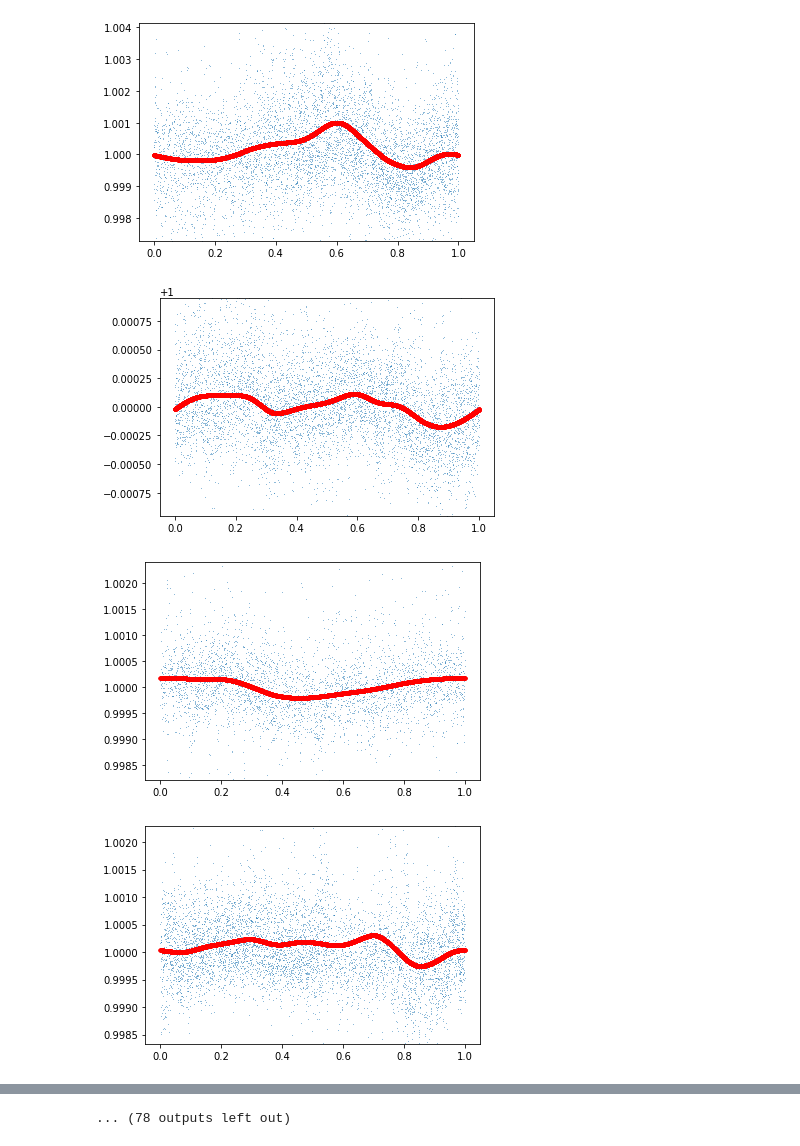
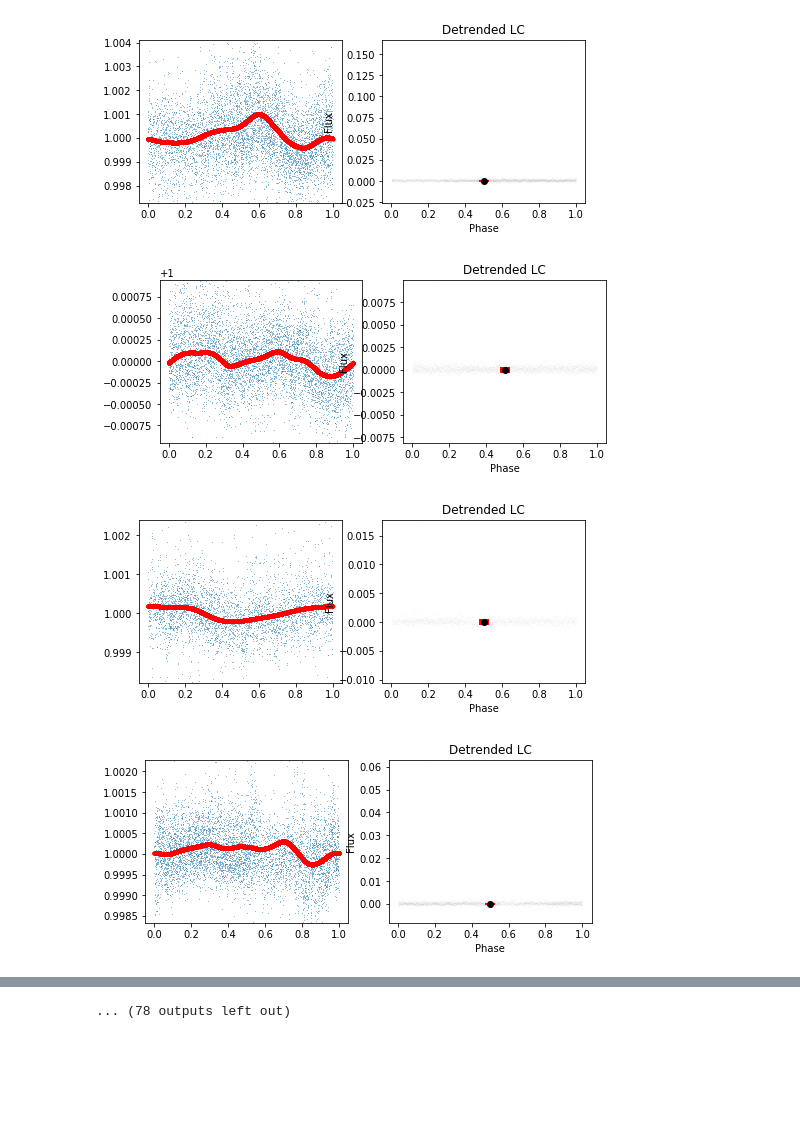
Before and after one commit to bmorris3/birthmarks, a Jupyter notebook: smamps/m67.ipynb, the cells around one changed output, grey strips where cells are left out. Saved outputs shown, nothing was run; the diff lists cells and outputs as text; code cells hidden in the pictures; blank space fills up the shorter version.

```diff
--- a/smamps/m67.ipynb
+++ b/smamps/m67.ipynb
@@ -16,31 +18,40 @@ import astropy.units as u
 m67table = Table.read('../data/Gonzalez2016.vot')
 # %%
 m67_smamps = []
-
+smoothed_amps_errs = []
 m67_periods = m67table['Per'].data.data[m67table['B-V'] < 1.40]
 
 for target, prot in zip(m67table['EPIC'][m67table['B-V'] < 1.40], m67_periods):
     try:
         slcf = search_lightcurvefile("EPIC {0}".format(target), mission='K2')
         lc = slcf.download_all()
         pdcsap = lc.PDCSAP_FLUX.stitch()
 
         phases = (((pdcsap.time - 0) % prot) / prot)
 
         not_nan = ~np.isnan(pdcsap.flux)
         smoothed = gaussian_filter1d(pdcsap.flux[not_nan][np.argsort(phases[not_nan])], 250, mode='wrap')
 
-        plt.plot(phases, pdcsap.flux, ',', alpha=0.5)
-        plt.plot(phases[not_nan][np.argsort(phases[not_nan])], smoothed, '.r')
-        plt.ylim(np.nanpercentile(pdcsap.flux, [1, 99]))
+        fig, ax = plt.subplots(1, 2, figsize=(8, 3))
+        ax[0].plot(phases, pdcsap.flux, ',', alpha=0.5)
+        ax[0].plot(phases[not_nan][np.argsort(phases[not_nan])], smoothed, '.r')
+        ax[0].set_ylim(np.nanpercentile(pdcsap.flux, [1, 99]))
+
+        detrended_residuals = pdcsap.flux[not_nan][np.argsort(phases[not_nan])] - smoothed
+        ax[1].plot(phases[not_nan], detrended_residuals, ',k', alpha=0.01)
+        ax[1].set(title='Detrended LC', xlabel='Phase', ylabel='Flux')
+
+        err = mad_std(detrended_residuals)
+        smoothed_amps_errs.append(err)
+        ax[1].errorbar(0.5, 0, err, fmt='o', color='k', ecolor='r', lw=10, zorder=100)
         plt.show()
 
         m67_smamps.append(smoothed.ptp())
 
     except ValueError:
         m67_smamps.append(np.nan)
 # %% [output]
-[figure, old version]
+[figure, new version]
-[figure, old version]
+[figure, new version]
-[figure, old version]
+[figure, new version]
-[figure, old version]
+[figure, new version]
```
Also changed, not shown: parts of 3 cells of this notebook, 11 other files.
